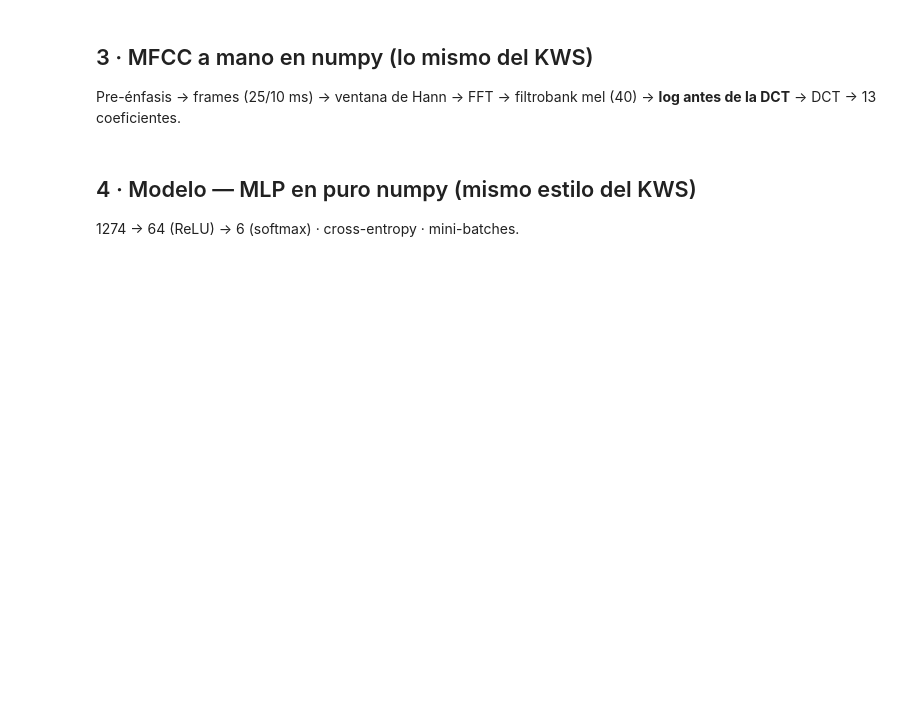
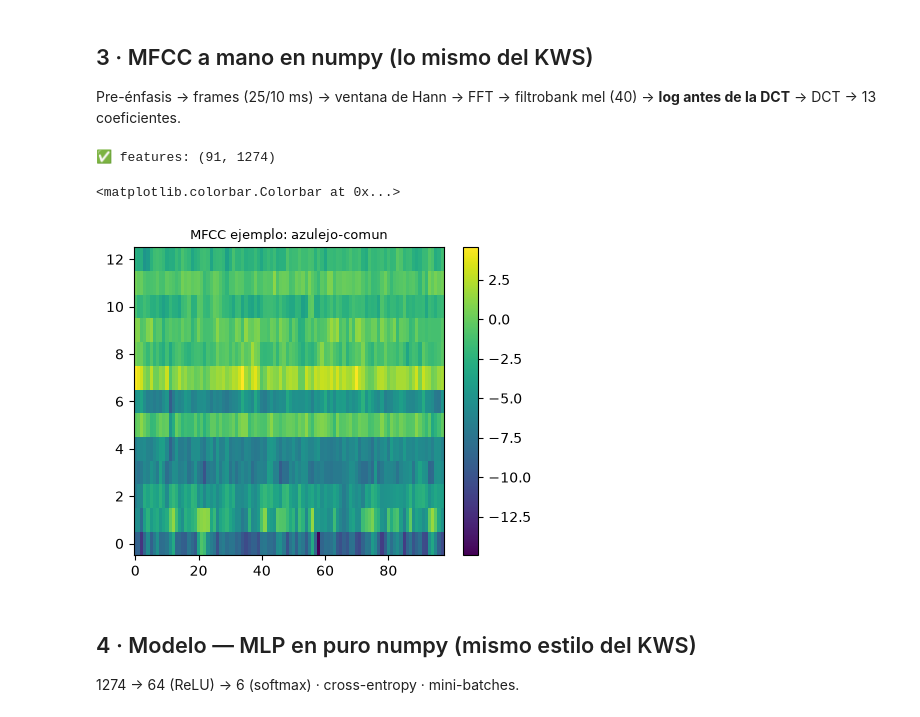
Before and after one commit to santa250613/miniproyecto2_tinyml, a Jupyter notebook: notebooks/02_entrenamiento_aves.ipynb, the cells around one changed output. Drawn from its saved outputs; the diff is of its cells as text; code cells hidden in the pictures; blank space fills up the shorter version.

```diff
--- a/notebooks/02_entrenamiento_aves.ipynb
+++ b/notebooks/02_entrenamiento_aves.ipynb
@@ -22,6 +22,8 @@ N_COEFS = 13
 N_MUESTRAS_UTILES = 16000          # ventana de análisis: 1 s
 FRAMES = 98                        # 25 ms/10 ms sobre 1 s → 98 frames
 N_FEATURES = FRAMES * N_COEFS      # 1.274  (igual que el KWS)
+N_MUESTRAS_APP = FRAMES * 160      # 15.680: el mismo recorte que hace la app (js/app.js)
+BASE = '/content' if os.path.isdir('/content') else os.getcwd()   # Colab o PC local
 
 CLASES = ['garrapatero-comun','pellar-comun','pigua','bichofue-griton','azulejo-comun','lora-andina']
 print('CLASES:', CLASES, '| features por ejemplo:', N_FEATURES)
@@ -30,13 +34,18 @@ print('CLASES:', CLASES, '| features por ejemplo:', N_FEATURES)
 Opción A: URL directa del zip (Drive con permiso 'cualquiera con el enlace' → usar el enlace `uc?export=download&id=...`).
 Opción B: arrastrar el zip al panel de archivos (icono 📁 a la izquierda) y dejar `DATA_URL = None`.
 # %%
-DATA_URL = None   # p. ej. 'https://drive.google.com/uc?export=download&id=XXXXXXXX'
+DATA_URL = None   # opcional: 'https://drive.google.com/uc?export=download&id=XXXXXXXX'
+DATA_DIR = os.path.join(BASE, 'data')
 
 if DATA_URL:
-    !wget -q -O dataset_aves.zip "{DATA_URL}"
-    with zipfile.ZipFile('dataset_aves.zip') as z: z.extractall('data')
+    !wget -q -O "{BASE}/dataset_aves.zip" "{DATA_URL}"
 
-# Buscar todas las wav bajo /data
-rutas = sorted(glob.glob('/content/data/**/*.wav', recursive=True))
+# Descomprime cualquier .zip que hayas subido (panel 📁) en data/
+for z in glob.glob(os.path.join(BASE, '*.zip')):
+    if 'modelo_aves' in z: continue
+    with zipfile.ZipFile(z) as f: f.extractall(DATA_DIR)
+    print('📦 descomprimido:', os.path.basename(z))
+
+rutas = sorted(glob.glob(os.path.join(DATA_DIR, '**', '*.wav'), recursive=True))
 print('audios encontrados:', len(rutas))
-print(rutas[:3] if rutas else '⚠️ ¡Sin audios! Revisa el zip o la carpeta data/')
+print(rutas[:3] if rutas else '⚠️ ¡Sin audios! Arrastra dataset_aves_nano.zip al panel 📁 y vuelve a correr esta celda')
@@ -71,12 +84,22 @@ def sesion_desde_ruta(ruta):
     m = re.search(r'_S(\d+)_', ruta)
     return int(m.group(1)) if m else None
 
-X, y, sesiones, rutas_ok = [], [], [], []
+def recorte_app(x, n=N_MUESTRAS_APP):
+    """Copia exacta de recorteEnergia() de js/app.js: empieza en el bloque de 1000
+    muestras con más energía y toma 15.680 muestras. Así el modelo ve lo mismo en la app."""
+    if len(x) <= n: return np.pad(x, (0, n-len(x)))
+    paso = 1000
+    energias = [np.sum(x[i:i+paso:4]**2) for i in range(0, len(x)-paso+1, paso)]
+    i = int(np.argmax(energias)) * paso
+    return x[i:i+n]
+
+X, AUDIOS, y, sesiones, rutas_ok = [], [], [], [], []
 for r in rutas:
     c = clase_desde_ruta(r)
     if c is None or sesion_desde_ruta(r) is None:
         print('⏭️ sin clase/sesión:', r); continue
-    X.append(recorte_energia(cargar_wav(r)))
+    a = cargar_wav(r); AUDIOS.append(a)
+    X.append(recorte_energia(a))
     y.append(CLASES.index(c)); sesiones.append(sesion_desde_ruta(r)); rutas_ok.append(r)
 X = np.array(X).astype(np.float32); y = np.array(y); sesiones = np.array(sesiones)
 print('✅ cargados:', X.shape, '| por clase:', {c:int((y==i).sum()) for i,c in enumerate(CLASES)})
@@ -104,35 +132,39 @@ def filtrobank_mel(sr=SR, n_fft=512, n_mel=N_MEL, fmin=50, fmax=8000):
         if ctr == izq: ctr += 1
         if der == ctr: der += 1
         fb[m-1, izq:ctr] = (np.arange(izq, ctr) - izq) / (ctr - izq)
         fb[m-1, ctr:der] = 1 - (np.arange(ctr, der) - ctr) / (der - ctr)
     return fb
 
 FB = filtrobank_mel()
 DCT_MAT = np.fromfunction(lambda k, n: np.cos(np.pi * k * (2*n+1) / (2*N_MEL)),
                           (N_COEFS, N_MEL)) * np.sqrt(2/N_MEL)
 DCT_MAT[0] *= np.sqrt(1/2)
 
 def mfcc(x, sr=SR):
     x = np.append(x[0], x[1:] - 0.97 * x[:-1])                # pre-énfasis
     L, n_fft = len(x), 512
     frame, hop = int(VENTANA*sr), int(SALTO*sr)
     n_frames = 1 + (L - frame) // hop
     hann = 0.5 - 0.5*np.cos(np.linspace(0, 2*np.pi, frame, endpoint=False))
     frames = np.lib.stride_tricks.sliding_window_view(x, frame)[::hop][:n_frames] * hann
     # STFT
     mag = np.abs(np.fft.rfft(frames, n_fft, axis=1))**2
     mel = np.log(mag @ FB.T + 1e-10)                          # log ANTES de la DCT
     return (mel @ DCT_MAT.T)[:, :N_COEFS]                     # (n_frames, 13)
 
 def features(x):
-    m = mfcc(recorte_energia(x))
+    m = mfcc(recorte_app(x))      # mismo recorte que js/app.js → 96 frames + 2 de ceros
     if m.shape[0] < FRAMES: m = np.vstack([m, np.zeros((FRAMES - m.shape[0], N_COEFS))])
     return m[:FRAMES].flatten()                                # 1.274
 
-F = np.stack([features(x) for x in X]).astype(np.float32)
+F = np.stack([features(a) for a in AUDIOS]).astype(np.float32)
 print('✅ features:', F.shape)
 plt.figure(figsize=(5,4)); plt.imshow(mfcc(X[0]).T, aspect='auto', origin='lower');
 plt.title('MFCC ejemplo: ' + CLASES[y[0]], fontsize=9); plt.colorbar()
+# %% [output]
+✅ features: (91, 1274)
+<matplotlib.colorbar.Colorbar at 0x...>
+[figure, added]
 # %% [markdown]
 ## 4 · Modelo — MLP en puro numpy (mismo estilo del KWS)
 1274 → 64 (ReLU) → 6 (softmax) · cross-entropy · mini-batches.
```
Also changed, not shown: parts of 10 cells of this notebook, 6 other files.
